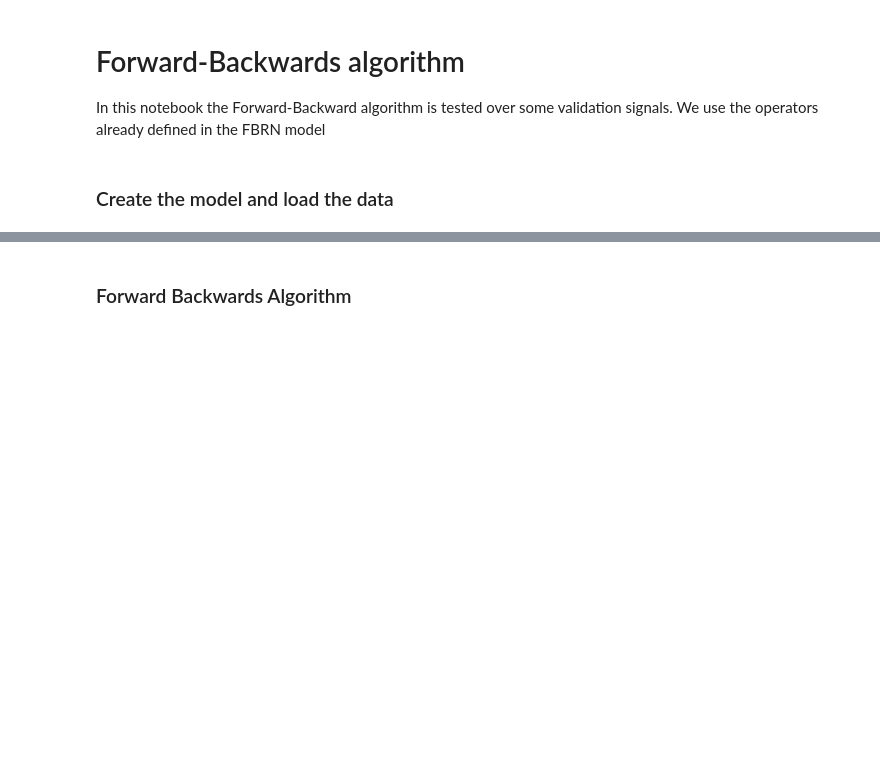
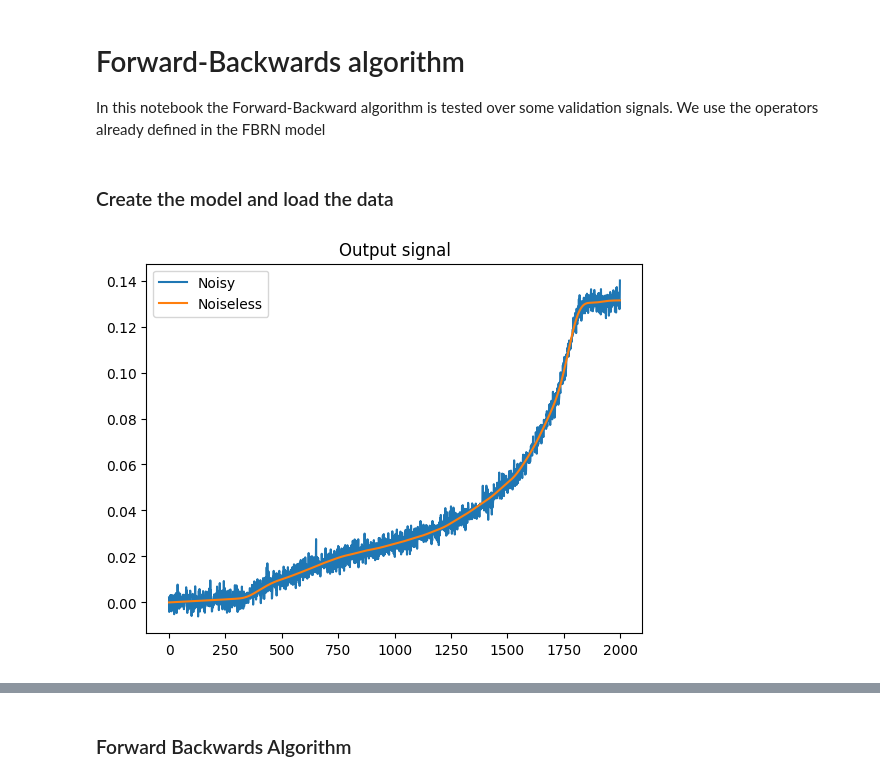
Before and after one commit to CentofantiEze/FBResNet, a Jupyter notebook: notebooks/forward_backwards.ipynb, the cells around one changed output, grey strips where cells are left out. Cells and saved outputs as stored; diff of their text form; code cells hidden in the pictures; blank space fills up the shorter version.

```diff
--- a/notebooks/forward_backwards.ipynb
+++ b/notebooks/forward_backwards.ipynb
@@ -42,6 +42,8 @@ model = FBRestNet(
 )
 # %%
 # Generate dataset
-train_set, val_set = model.CreateDataSet(save='no')
+train_set, val_set = model.CreateDataSet()
+# %% [output]
+[figure, added]
 # %%
 # Select one signal
```
Also changed, not shown: parts of 9 cells of this notebook.
